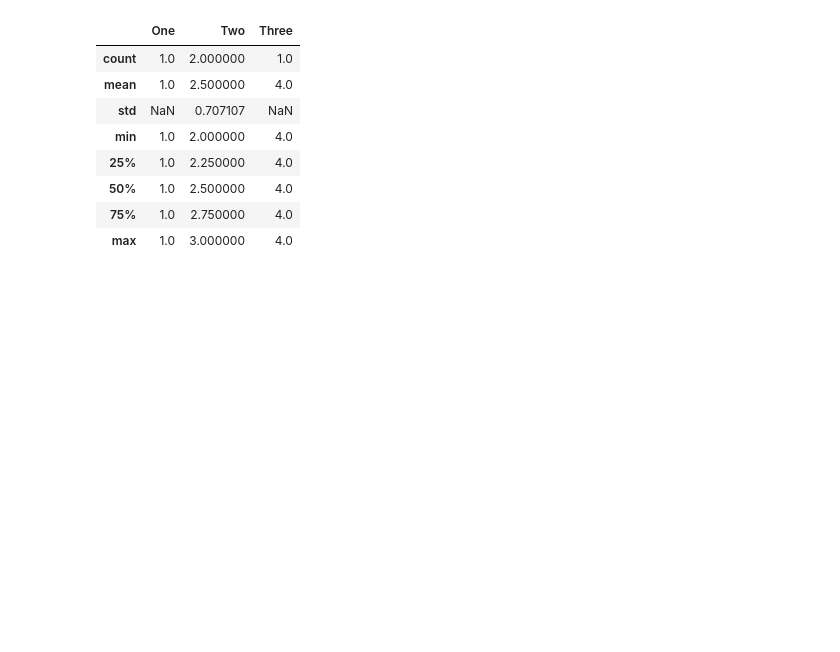
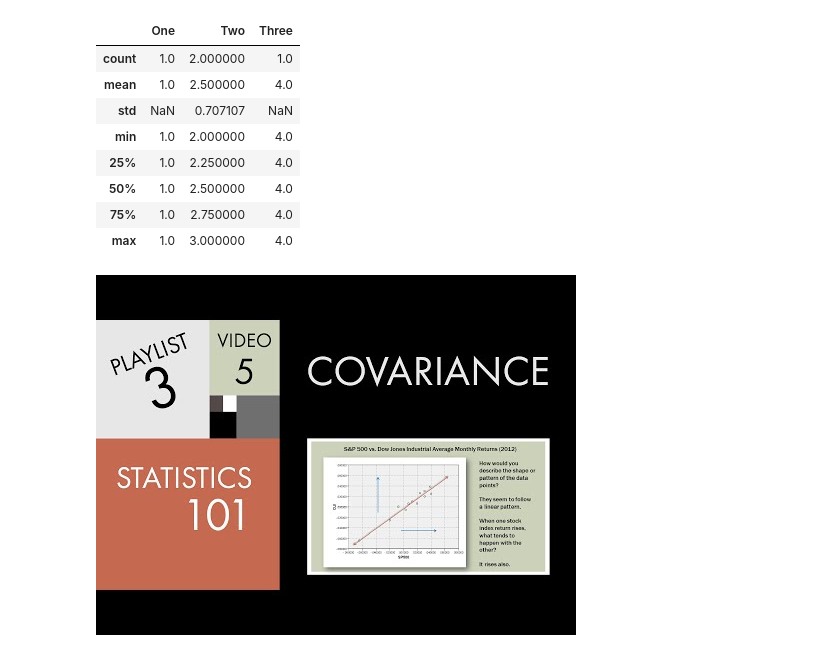
Before and after one commit to mingma1369/Python, a Jupyter notebook: Lecture_22_summary_statistics.ipynb, the cells around one changed output. Drawn from its saved outputs; the diff is of its cells as text; code cells hidden in the pictures; blank space fills up the shorter version.

```diff
--- a/Lecture_22_summary_statistics.ipynb
+++ b/Lecture_22_summary_statistics.ipynb
@@ -70,0 +93,4 @@ dframe1.describe()
+# %%
+YouTubeVideo('xGbpuFNR1ME')
+# %% [output]
+[figure, added]
```
Also changed, not shown: parts of 6 cells of this notebook.
